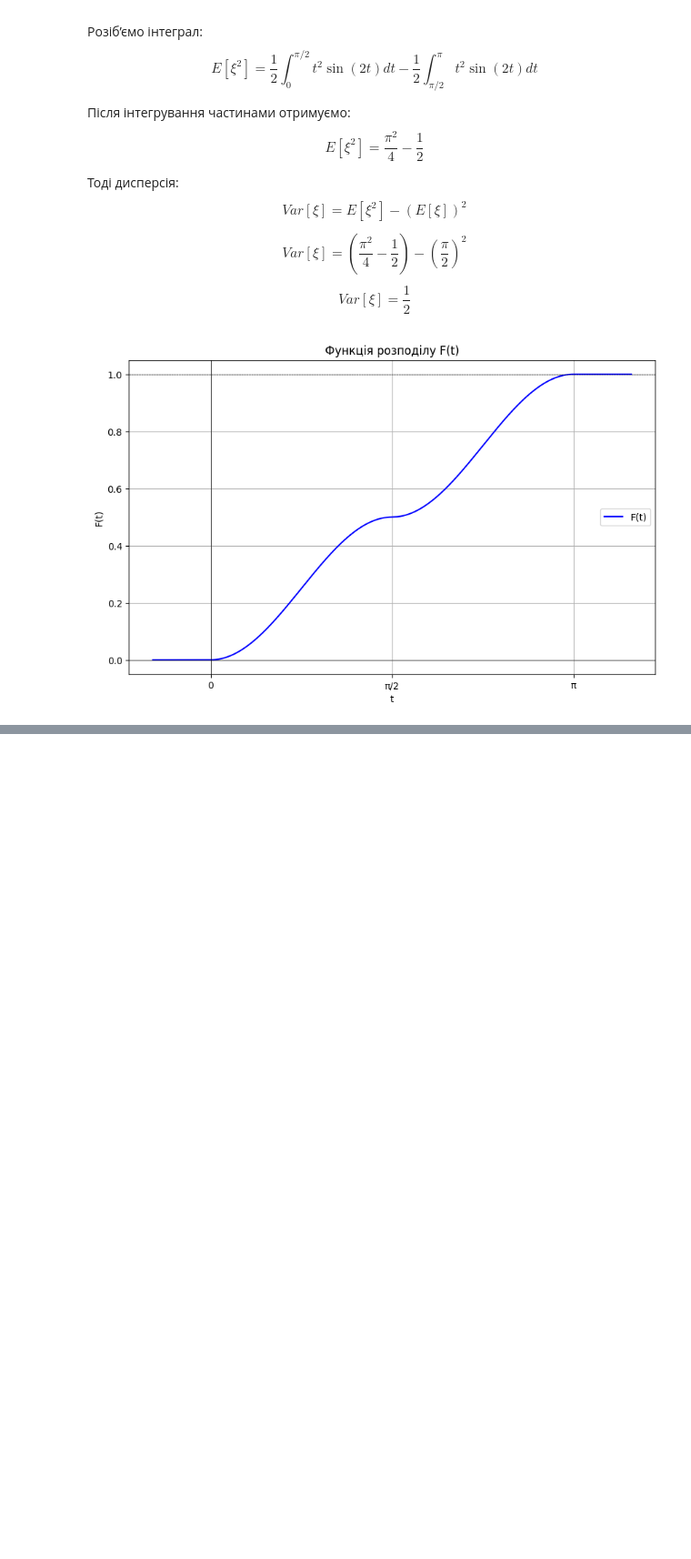
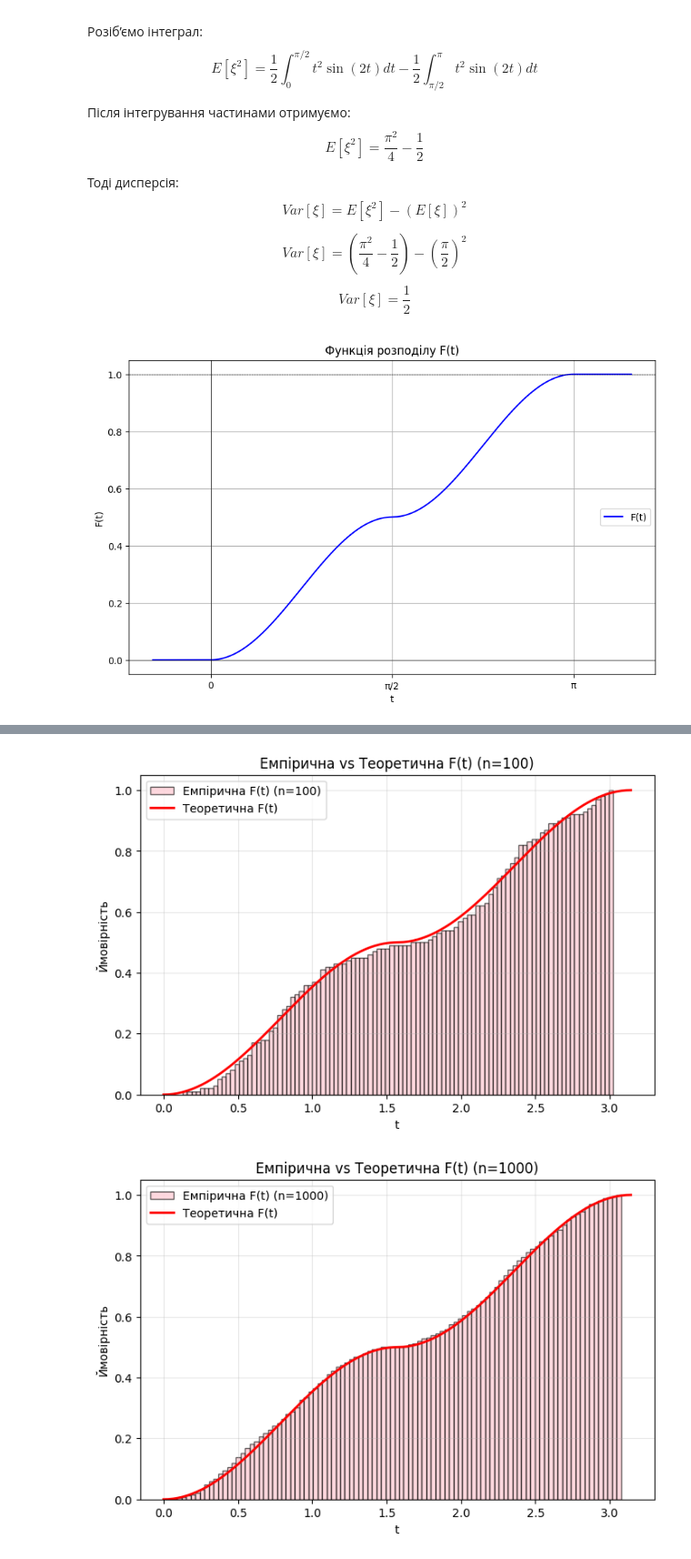
Before and after one commit to Mikhailo-Dzham/ToPLabs, a Jupyter notebook: lab01Dzham.ipynb, the cells around one changed output, grey strips where cells are left out. Shown at 91% size. Cells and saved outputs as stored; diff of their text form; code cells hidden in the pictures; blank space fills up the shorter version.

```diff
--- a/lab01Dzham.ipynb
+++ b/lab01Dzham.ipynb
@@ -484,0 +553,34 @@ plt.show()
+# %%
+n_values = [100, 1000, 10000]
+
+for n in n_values:
+    # Генеруємо вибірку методом квантильного перетворення (для варіанту 2)
+    U = np.random.uniform(0, 1, n)
+    X_inv = np.zeros(n)
+
+    mask_low = U < 0.5
+    mask_high = ~mask_low
+
+    X_inv[mask_low] = 0.5 * np.arccos(1 - 4 * U[mask_low])
+    X_inv[mask_high] = np.pi - 0.5 * np.arccos(4 * U[mask_high] - 3)
+
+    # Побудова графіка F(t)
+    plt.figure(figsize=(8, 5))
+
+    # Емпірична функція розподілу (через накопичувальну гістограму)
+    plt.hist(X_inv, bins=100, density=True, cumulative=True, alpha=0.6,
+             color='pink', edgecolor='black', label=f'Емпірична F(t) (n={n})')
+
+    # Теоретична функція розподілу
+    t_vals = np.linspace(0, np.pi, 200)
+    plt.plot(t_vals, F(t_vals), 'r-', lw=2, label='Теоретична F(t)')
+
+    plt.title(f'Емпірична vs Теоретична F(t) (n={n})')
+    plt.xlabel('t')
+    plt.ylabel('Ймовірність')
+    plt.legend()
+    plt.grid(True, alpha=0.3)
+    plt.show()
+# %% [output]
+[figure, added]
+[figure, added]
```
Also changed, not shown: parts of 4 cells of this notebook.
